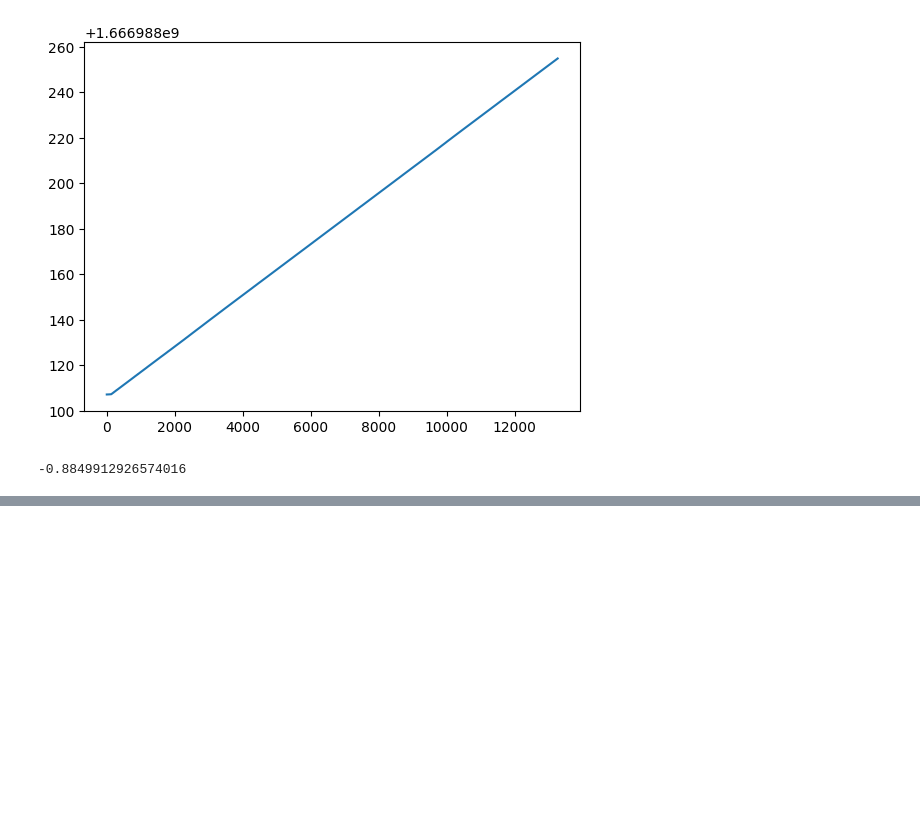
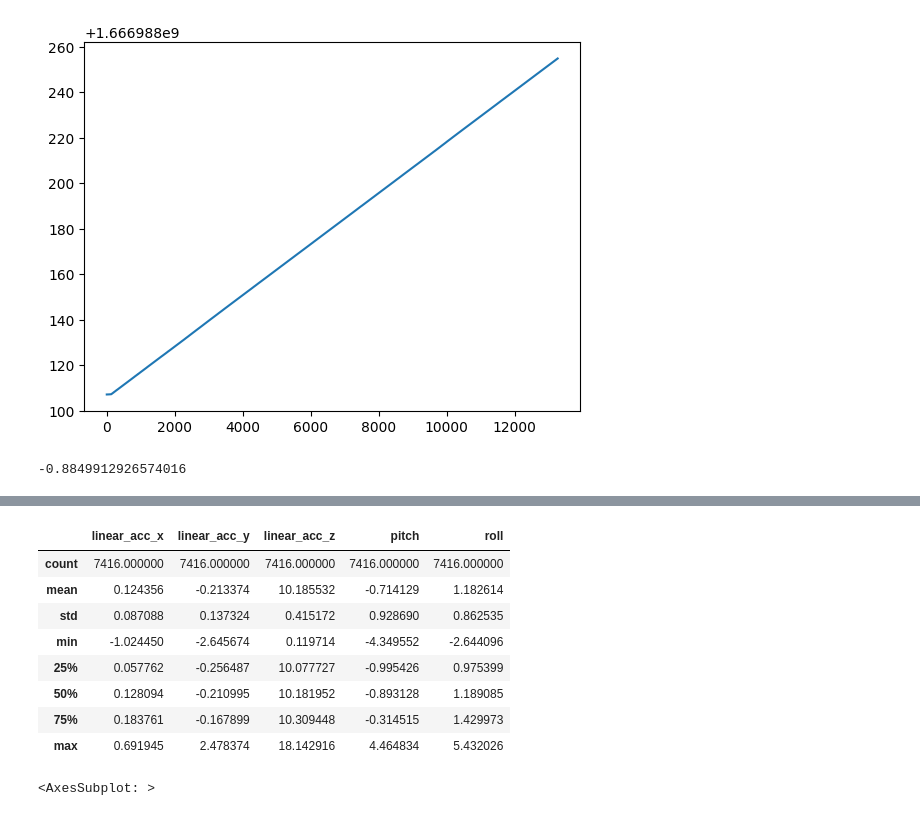
Before and after one commit to omkar-rjoglekar/indoor_robotics, a Jupyter notebook: test.ipynb, the cells around one changed output, grey strips where cells are left out. Saved outputs shown, nothing was run; the diff lists cells and outputs as text; code cells hidden in the pictures; blank space fills up the shorter version.

```diff
--- a/test.ipynb
+++ b/test.ipynb
@@ -70,0 +116,12 @@ e[1]
+# %%
+flight_info.imu.drop(["time", "state"], axis=1).describe()
+# %% [output]
+|  | linear_acc_x | linear_acc_y | linear_acc_z | pitch | roll |
+| count | 7416.000000 | 7416.000000 | 7416.000000 | 7416.000000 | 7416.000000 |
+| mean | 0.124356 | -0.213374 | 10.185532 | -0.714129 | 1.182614 |
+| std | 0.087088 | 0.137324 | 0.415172 | 0.928690 | 0.862535 |
+| min | -1.024450 | -2.645674 | 0.119714 | -4.349552 | -2.644096 |
+| 25% | 0.057762 | -0.256487 | 10.077727 | -0.995426 | 0.975399 |
+| 50% | 0.128094 | -0.210995 | 10.181952 | -0.893128 | 1.189085 |
+| 75% | 0.183761 | -0.167899 | 10.309448 | -0.314515 | 1.429973 |
+| max | 0.691945 | 2.478374 | 18.142916 | 4.464834 | 5.432026 |
@@ -70,0 +130,4 @@ e[1]
+# %%
+sns.violinplot(data=flight_info.imu.drop(["time", "state"], axis=1))
+# %% [output]
+<AxesSubplot: >
```
Also changed, not shown: parts of 13 cells of this notebook, 12 other files.
